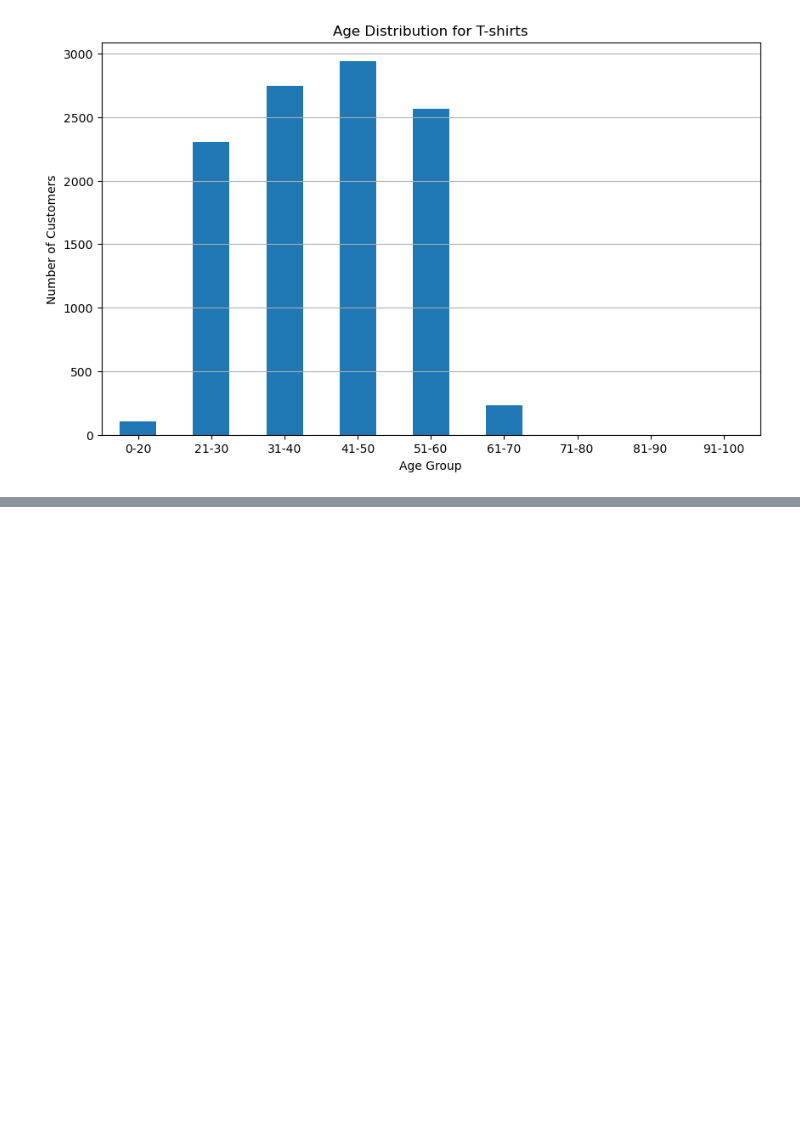
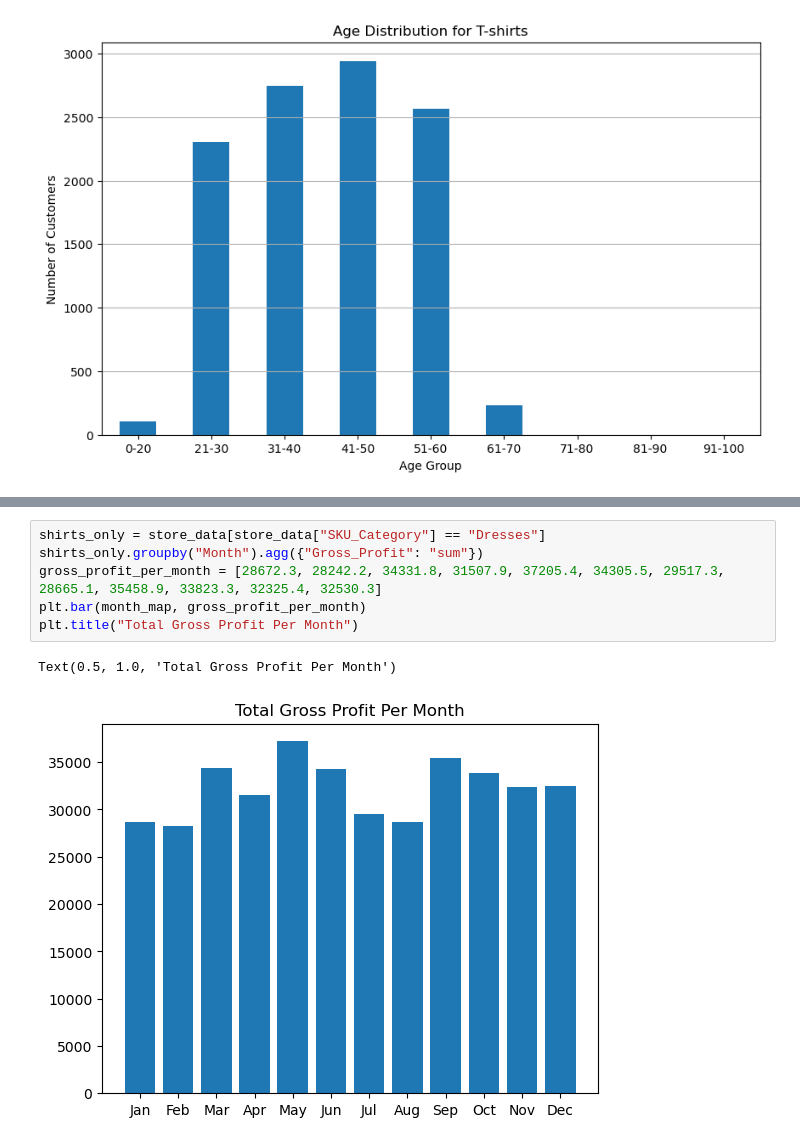
Before and after one commit to bowencu/FirstByte, a Jupyter notebook: datathon.ipynb, the cells around one changed output, grey strips where cells are left out. Cells and saved outputs as stored; diff of their text form; blank space fills up the shorter version.

```diff
--- a/datathon.ipynb
+++ b/datathon.ipynb
@@ -250,0 +278,9 @@ See the caveats in the documentation: https://pandas.pydata.org/pandas-docs/stab
+# %%
+shirts_only = store_data[store_data["SKU_Category"] == "Dresses"]
+shirts_only.groupby("Month").agg({"Gross_Profit": "sum"})
+gross_profit_per_month = [28672.3, 28242.2, 34331.8, 31507.9, 37205.4, 34305.5, 29517.3, 28665.1, 35458.9, 33823.3, 32325.4, 32530.3]
+plt.bar(month_map, gross_profit_per_month)
+plt.title("Total Gross Profit Per Month")
+# %% [output]
+Text(0.5, 1.0, 'Total Gross Profit Per Month')
+[figure, added]
```
Also changed, not shown: parts of 4 cells of this notebook.
